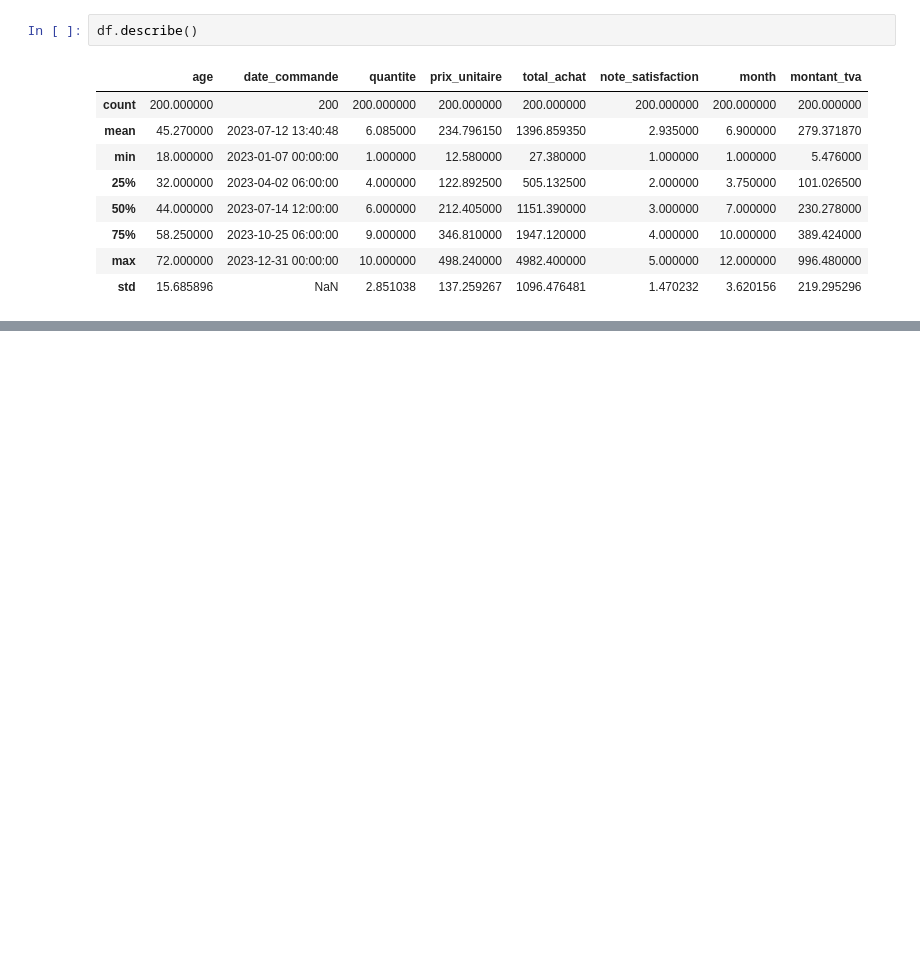
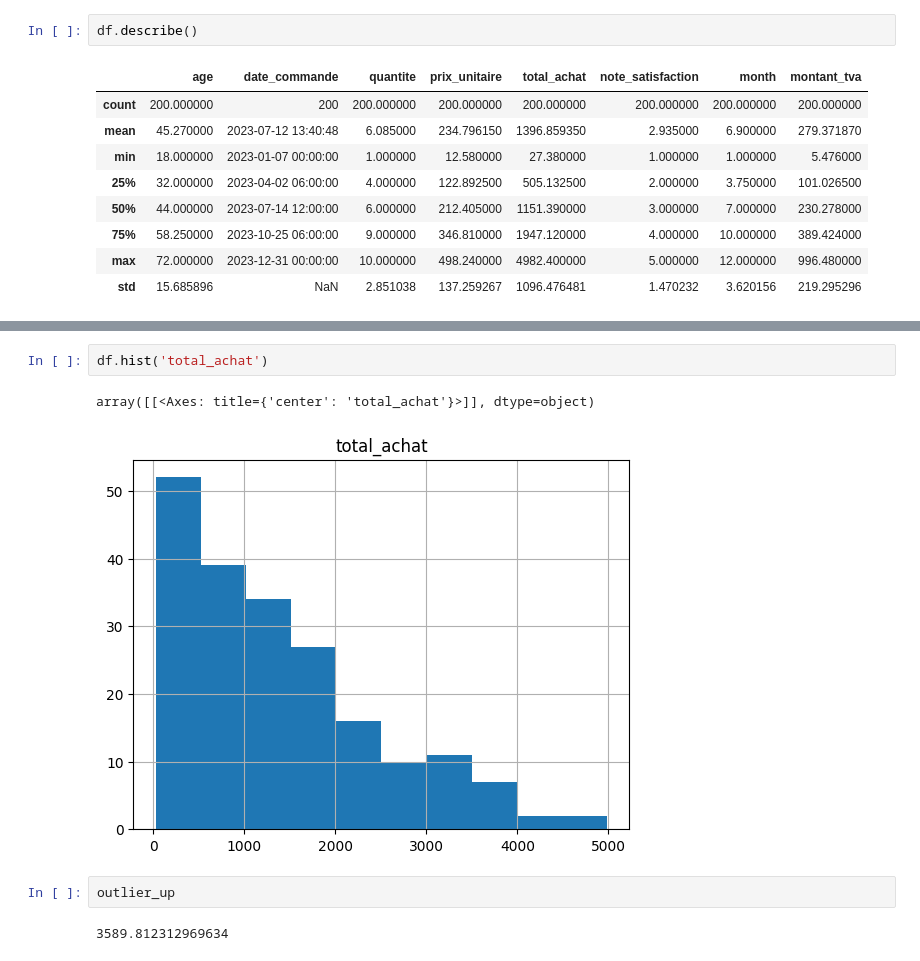
Before and after one commit to H3-8/pandas, a Jupyter notebook: notebook.ipynb, the cells around one changed output, grey strips where cells are left out. Saved outputs shown, nothing was run; the diff lists cells and outputs as text; blank space fills up the shorter version.

```diff
--- a/notebook.ipynb
+++ b/notebook.ipynb
@@ -899,0 +911,9 @@ df.describe()
+# %%
+df.hist('total_achat')
+# %% [output]
+array([[<Axes: title={'center': 'total_achat'}>]], dtype=object)
+[figure, added]
+# %%
+outlier_up
+# %% [output]
+3589.812312969634
```
Also changed, not shown: parts of 5 cells of this notebook.
